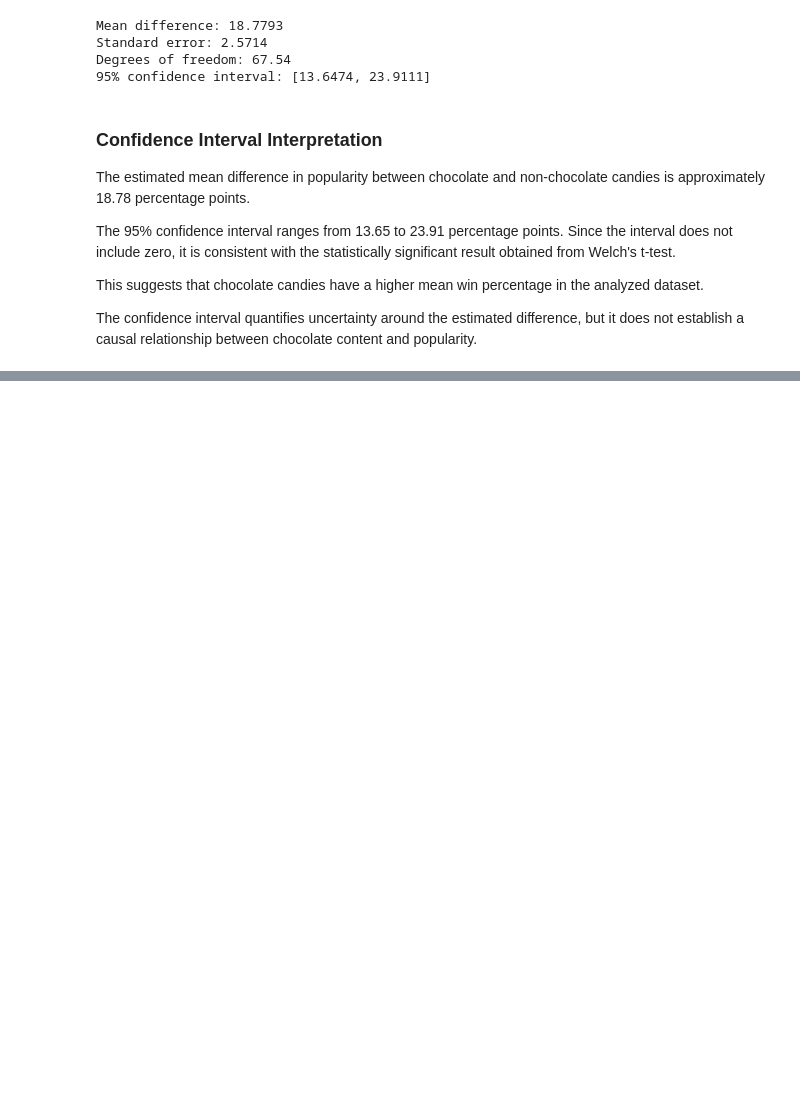
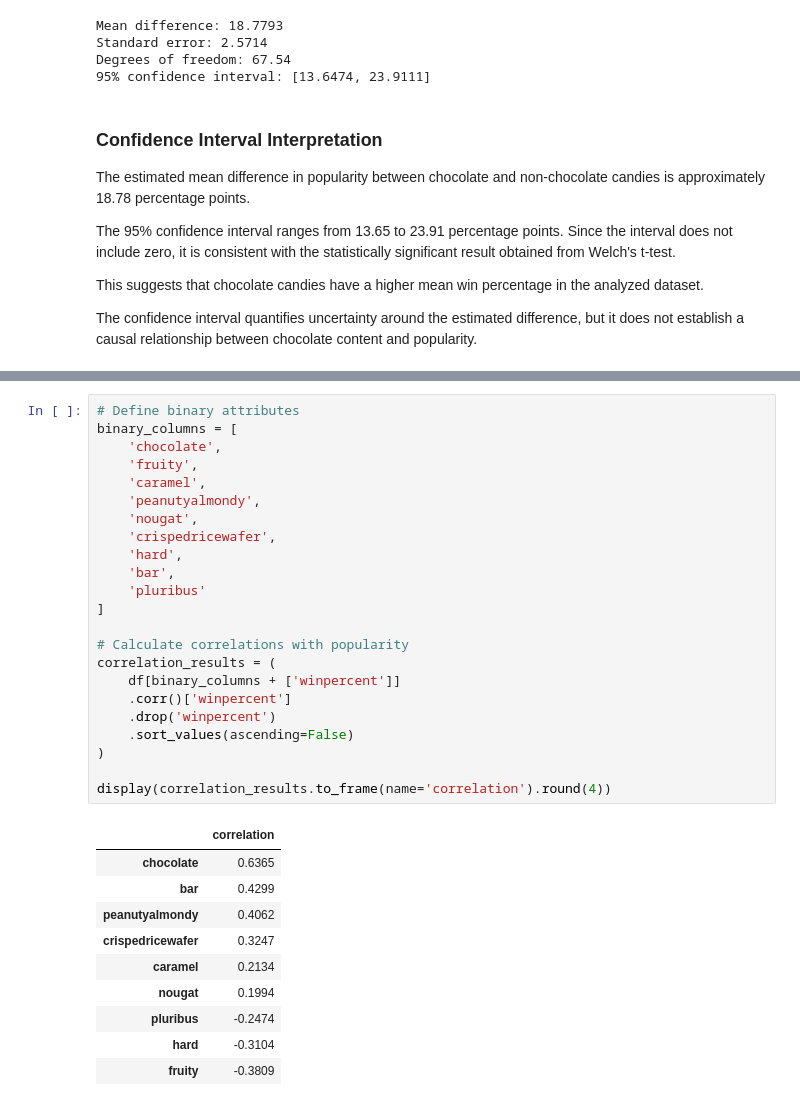
Before and after one commit to Leticia-Sousa-DS/trick-or-data, a Jupyter notebook: notebooks/statistical-analysis.ipynb, the cells around one changed output, grey strips where cells are left out. Saved outputs shown, nothing was run; the diff lists cells and outputs as text; blank space fills up the shorter version.

```diff
--- a/notebooks/statistical-analysis.ipynb
+++ b/notebooks/statistical-analysis.ipynb
@@ -232,0 +388,34 @@ The confidence interval quantifies uncertainty around the estimated difference,
+# %%
+# Define binary attributes
+binary_columns = [
+    'chocolate',
+    'fruity',
+    'caramel',
+    'peanutyalmondy',
+    'nougat',
+    'crispedricewafer',
+    'hard',
+    'bar',
+    'pluribus'
+]
+
+# Calculate correlations with popularity
+correlation_results = (
+    df[binary_columns + ['winpercent']]
+    .corr()['winpercent']
+    .drop('winpercent')
+    .sort_values(ascending=False)
+)
+
+display(correlation_results.to_frame(name='correlation').round(4))
+# %% [output]
+|  | correlation |
+| chocolate | 0.6365 |
+| bar | 0.4299 |
+| peanutyalmondy | 0.4062 |
+| crispedricewafer | 0.3247 |
+| caramel | 0.2134 |
+| nougat | 0.1994 |
+| pluribus | -0.2474 |
+| hard | -0.3104 |
+| fruity | -0.3809 |
```
Also changed, not shown: parts of 14 cells of this notebook.
